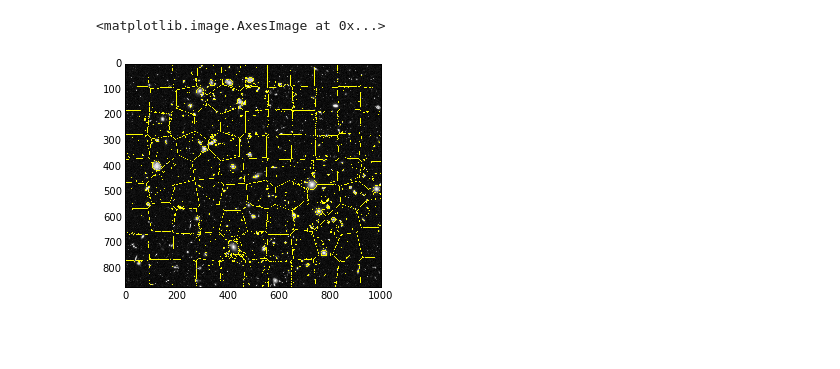
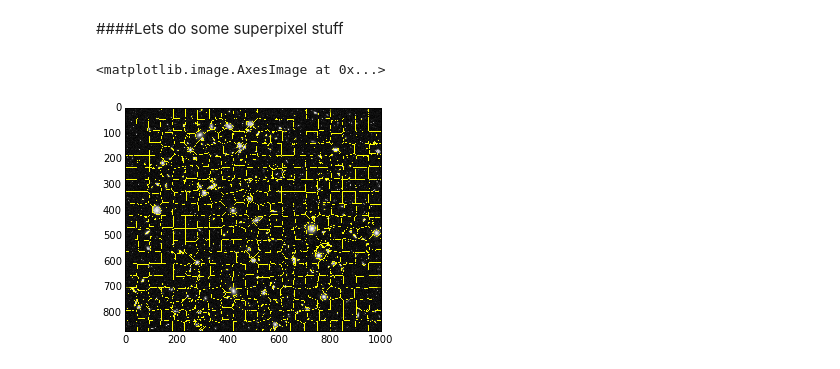
Before and after one commit to atemysemicolon/PyBCN, a Jupyter notebook: iPythonScripts/tutorial3.ipynb, the cells around one changed output. Cells and saved outputs as stored; diff of their text form; code cells hidden in the pictures; blank space fills up the shorter version.

```diff
--- a/iPythonScripts/tutorial3.ipynb
+++ b/iPythonScripts/tutorial3.ipynb
@@ -12,7 +14,9 @@ io.imshow(img)
+# %% [markdown]
+####Lets do some superpixel stuff
 # %%
-segment_map= segmentation.slic(img,compactness=30);
+segment_map= segmentation.slic(img,400, compactness=30); #100 is default
 img_contours = segmentation.mark_boundaries(img_gray,segment_map)
 io.imshow(img_contours)
 # %% [output]
 <matplotlib.image.AxesImage at 0x...>
-[figure, old version]
+[figure, new version]
```
Also changed, not shown: parts of 9 cells of this notebook, 11 other files.
